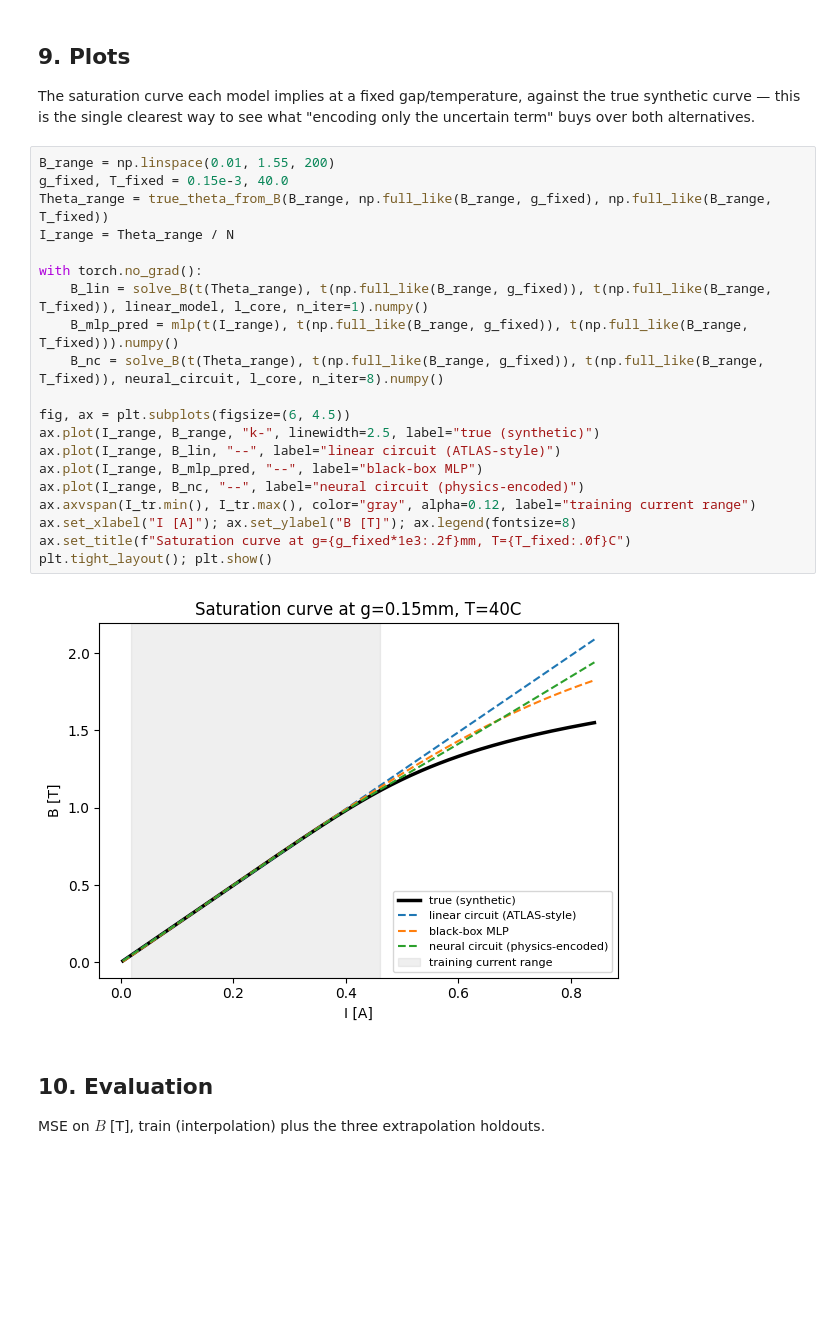
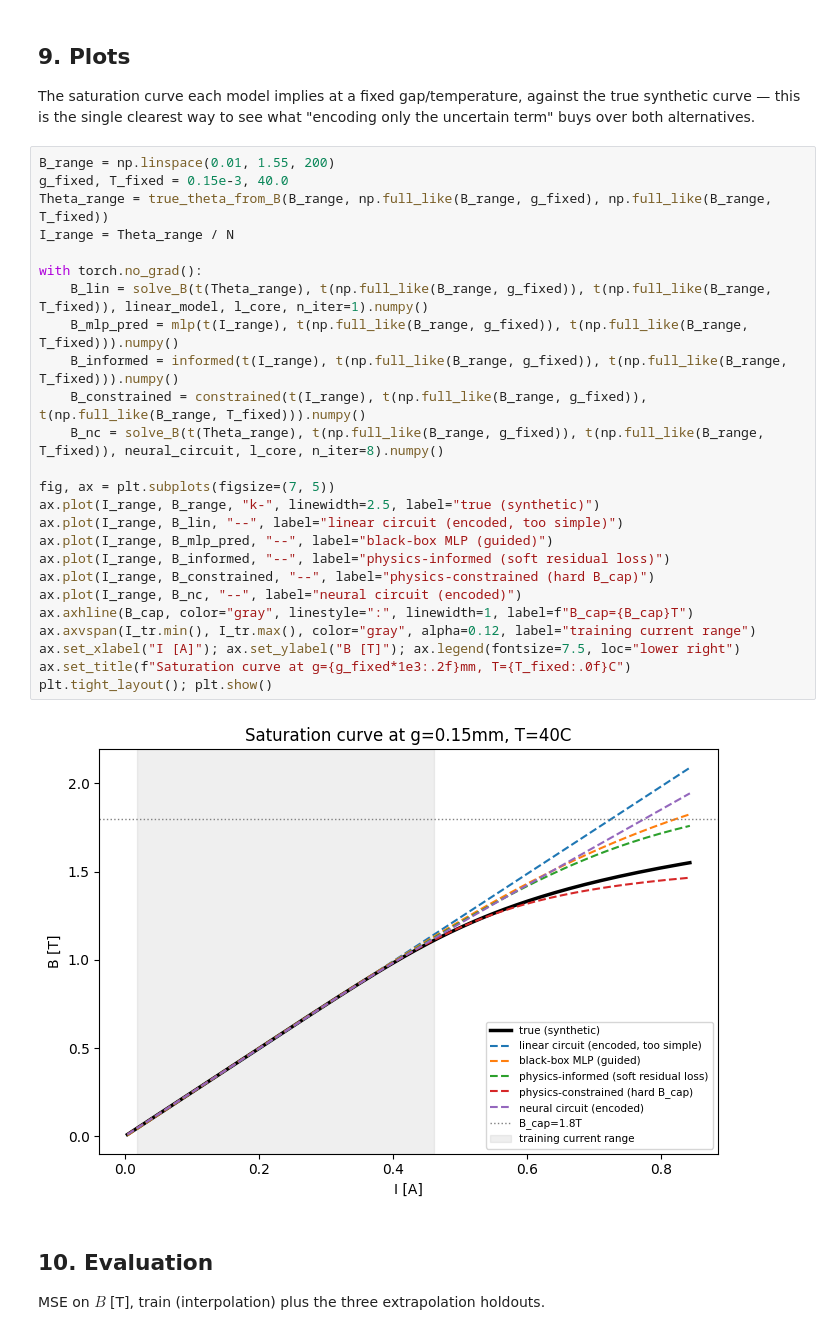
Before and after one commit to agpoks/neurelux, a Jupyter notebook: notebooks/03_neural_reluctance_circuit.ipynb, the cells around one changed output. Cells and saved outputs as stored; diff of their text form; blank space fills up the shorter version.

```diff
--- a/notebooks/03_neural_reluctance_circuit.ipynb
+++ b/notebooks/03_neural_reluctance_circuit.ipynb
@@ -169,25 +203,30 @@ The saturation curve each model implies at a fixed gap/temperature, against the
 # %%
 B_range = np.linspace(0.01, 1.55, 200)
 g_fixed, T_fixed = 0.15e-3, 40.0
 Theta_range = true_theta_from_B(B_range, np.full_like(B_range, g_fixed), np.full_like(B_range, T_fixed))
 I_range = Theta_range / N
 
 with torch.no_grad():
     B_lin = solve_B(t(Theta_range), t(np.full_like(B_range, g_fixed)), t(np.full_like(B_range, T_fixed)), linear_model, l_core, n_iter=1).numpy()
     B_mlp_pred = mlp(t(I_range), t(np.full_like(B_range, g_fixed)), t(np.full_like(B_range, T_fixed))).numpy()
+    B_informed = informed(t(I_range), t(np.full_like(B_range, g_fixed)), t(np.full_like(B_range, T_fixed))).numpy()
+    B_constrained = constrained(t(I_range), t(np.full_like(B_range, g_fixed)), t(np.full_like(B_range, T_fixed))).numpy()
     B_nc = solve_B(t(Theta_range), t(np.full_like(B_range, g_fixed)), t(np.full_like(B_range, T_fixed)), neural_circuit, l_core, n_iter=8).numpy()
 
-fig, ax = plt.subplots(figsize=(6, 4.5))
+fig, ax = plt.subplots(figsize=(7, 5))
 ax.plot(I_range, B_range, "k-", linewidth=2.5, label="true (synthetic)")
-ax.plot(I_range, B_lin, "--", label="linear circuit (ATLAS-style)")
-ax.plot(I_range, B_mlp_pred, "--", label="black-box MLP")
-ax.plot(I_range, B_nc, "--", label="neural circuit (physics-encoded)")
+ax.plot(I_range, B_lin, "--", label="linear circuit (encoded, too simple)")
+ax.plot(I_range, B_mlp_pred, "--", label="black-box MLP (guided)")
+ax.plot(I_range, B_informed, "--", label="physics-informed (soft residual loss)")
+ax.plot(I_range, B_constrained, "--", label="physics-constrained (hard B_cap)")
+ax.plot(I_range, B_nc, "--", label="neural circuit (encoded)")
+ax.axhline(B_cap, color="gray", linestyle=":", linewidth=1, label=f"B_cap={B_cap}T")
 ax.axvspan(I_tr.min(), I_tr.max(), color="gray", alpha=0.12, label="training current range")
-ax.set_xlabel("I [A]"); ax.set_ylabel("B [T]"); ax.legend(fontsize=8)
+ax.set_xlabel("I [A]"); ax.set_ylabel("B [T]"); ax.legend(fontsize=7.5, loc="lower right")
 ax.set_title(f"Saturation curve at g={g_fixed*1e3:.2f}mm, T={T_fixed:.0f}C")
 plt.tight_layout(); plt.show()
 # %% [output]
-[figure, old version]
+[figure, new version]
 # %% [markdown]
 ## 10. Evaluation
 
```
Also changed, not shown: parts of 6 cells of this notebook, 30 other files.
